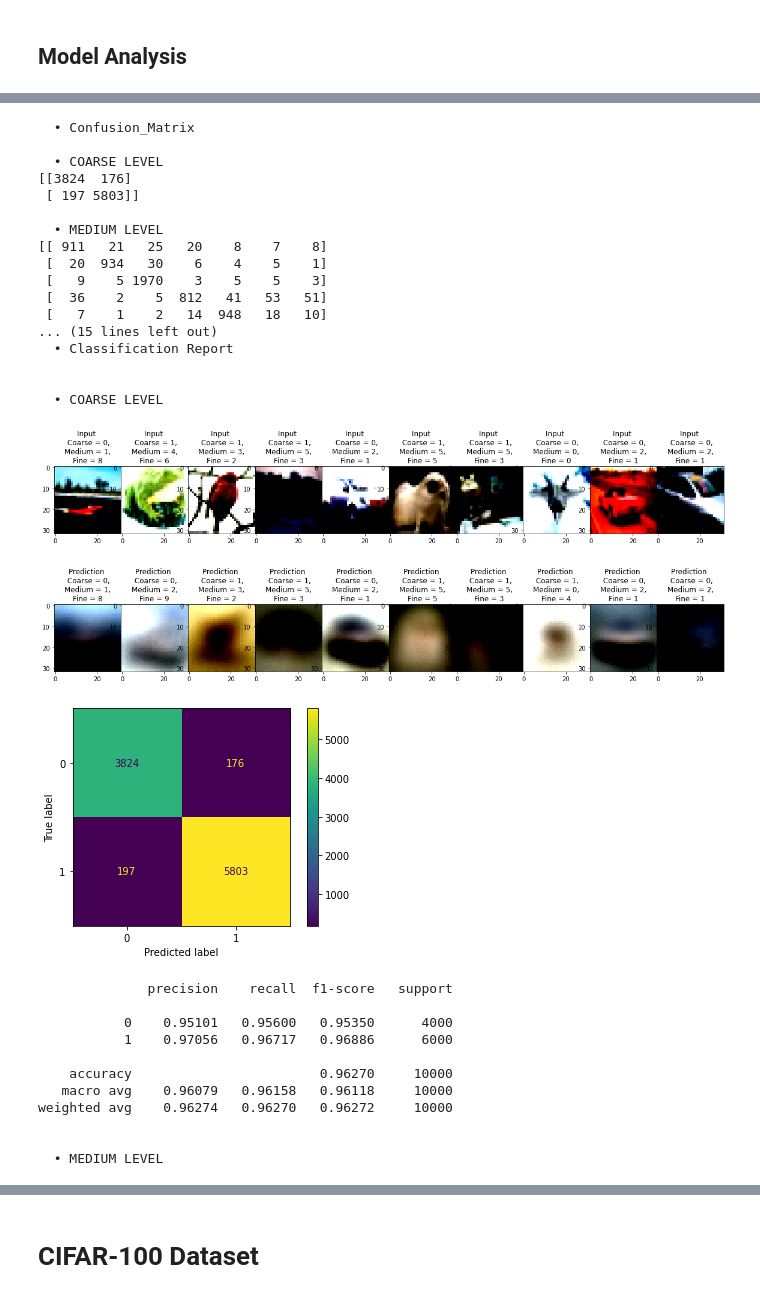
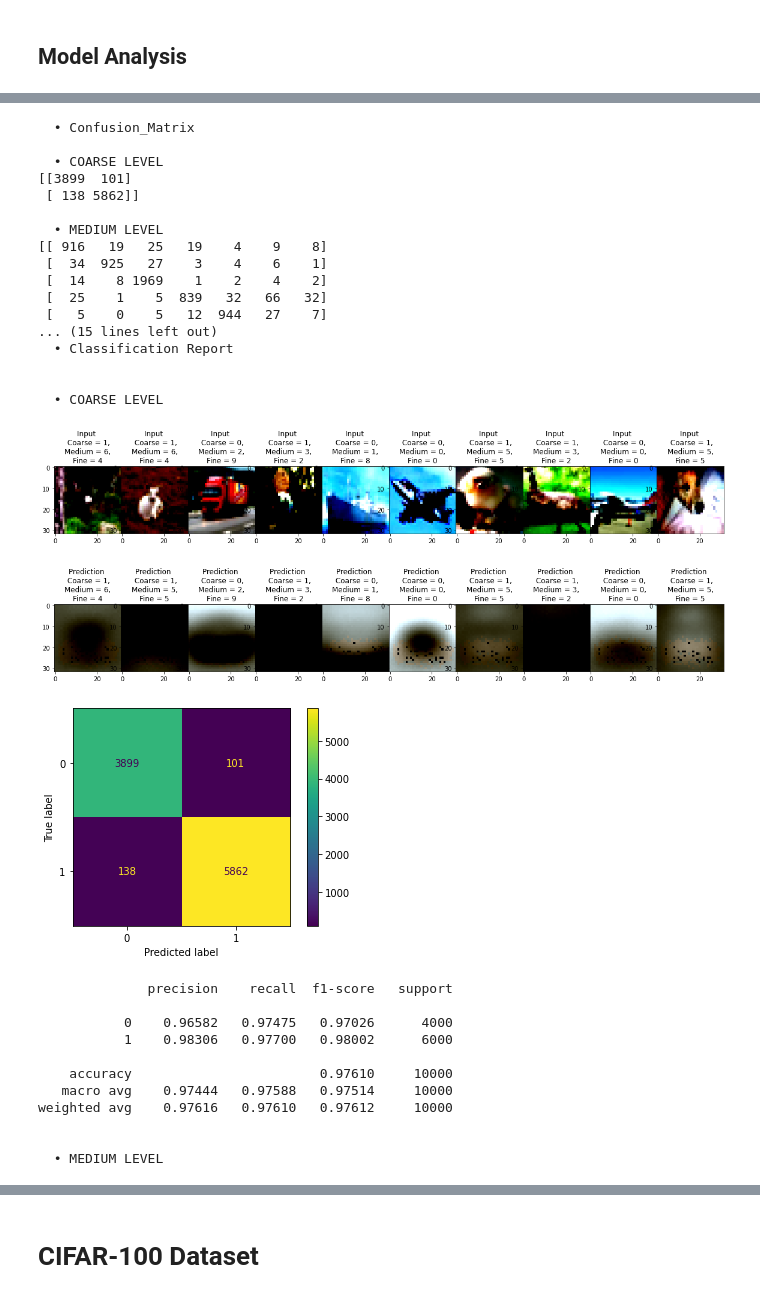
Before and after one commit to tasrif-khondaker/H-CapsNet, a Jupyter notebook: H-CapsNet-Analysis.ipynb, the cells around one changed output, grey strips where cells are left out. Saved outputs shown, nothing was run; the diff lists cells and outputs as text; code cells hidden in the pictures.

Commit message:
H-CapsNet model Analysis
H-CapsNet model updated with model weights

```diff
--- a/H-CapsNet-Analysis.ipynb
+++ b/H-CapsNet-Analysis.ipynb
@@ -153,7 +153,7 @@ lossweight = {'coarse_lw' : K.variable(value = initial_lw['coarse'], dtype="floa
              }
 
 def get_compiled_model():
-    model = MLmodel.MNIST_HCapsNet(input_shape,
+    model = MLmodel.HCapsNet_2_Level_MNIST(input_shape,
                                    coarse_class, fine_class)
     model.compile(optimizer='adam',
                   loss=[model_params["class_loss"],
@@ -336,7 +336,7 @@ lossweight = {'coarse_lw' : K.variable(value = initial_lw['coarse'], dtype="floa
              }
 
 def get_compiled_model():
-    model = MLmodel.EMNIST_HCapsNet(input_shape,
+    model = MLmodel.HCapsNet_2_Level_EMNIST_test(input_shape,
                                    coarse_class, fine_class)
     model.compile(optimizer='adam',
                   loss=[model_params["class_loss"],
@@ -522,7 +527,7 @@ lossweight = {'coarse_lw' : K.variable(value = initial_lw['coarse'], dtype="floa
              }
 
 def get_compiled_model():
-    model = MLmodel.FNIST_HCapsNet(input_shape,
+    model = MLmodel.HCapsNet_3_Level_FMNIST_test(input_shape,
                                      coarse_class, medium_class, fine_class)
     model.compile(optimizer='adam',
                   loss=[model_params["class_loss"],
@@ -758,7 +760,7 @@ lossweight = {'coarse_lw' : K.variable(value = initial_lw['coarse'], dtype="floa
              }
 
 def get_compiled_model():
-    model = MLmodel.CIFAR10_HCapsNet(input_shape,
+    model = MLmodel.HCapsNet_3_Level_test(input_shape,
                                      coarse_class, medium_class, fine_class)
     model.compile(optimizer='adam',
                   loss=[model_params["class_loss"],
@@ -810,11 +812,16 @@ model.load_weights(directory+'/trained_model.h5')
 # %% [markdown]
 ## Model Analysis
 # %%
-model_analysis = MLmodel.model_analysis(model, dataset)
+results = model.evaluate(dataset['x_test'],
+                         [dataset['y_test_coarse'],dataset['y_test_medium'],dataset['y_test_fine'],dataset['x_test']],
+                         verbose=1)
+predictions = model.predict(dataset['x_test'],verbose=1)
 
-results = model_analysis.evaluate()
-
-predictions = model_analysis.prediction()
+MLmodel.plot_sample_image(predictions,
+                  x_input = dataset['x_test'],
+                  y_labels = {'coarse':dataset['y_test_coarse'],
+                              'medium':dataset['y_test_medium'],
+                              'fine':dataset['y_test_fine']})
 
 true_label = [dataset['y_test_coarse'],dataset['y_test_medium'],dataset['y_test_fine']]
 pred_label = [predictions[0],predictions[1],predictions[2]]
@@ -843,51 +842,51 @@ print('\nHierarchical Precision =',h_measurements[0],
 Clipping input data to the valid range for imshow with RGB data ([0..1] for floats or [0..255] for integers).
 Clipping input data to the valid range for imshow with RGB data ([0..1] for floats or [0..255] for integers).
 Clipping input data to the valid range for imshow with RGB data ([0..1] for floats or [0..255] for integers).
 Clipping input data to the valid range for imshow with RGB data ([0..1] for floats or [0..255] for integers).
 Clipping input data to the valid range for imshow with RGB data ([0..1] for floats or [0..255] for integers).
 Clipping input data to the valid range for imshow with RGB data ([0..1] for floats or [0..255] for integers).
 Clipping input data to the valid range for imshow with RGB data ([0..1] for floats or [0..255] for integers).
 Clipping input data to the valid range for imshow with RGB data ([0..1] for floats or [0..255] for integers).
 Clipping input data to the valid range for imshow with RGB data ([0..1] for floats or [0..255] for integers).
 Clipping input data to the valid range for imshow with RGB data ([0..1] for floats or [0..255] for integers).
 Clipping input data to the valid range for imshow with RGB data ([0..1] for floats or [0..255] for integers).
 Clipping input data to the valid range for imshow with RGB data ([0..1] for floats or [0..255] for integers).
 Clipping input data to the valid range for imshow with RGB data ([0..1] for floats or [0..255] for integers).
 Clipping input data to the valid range for imshow with RGB data ([0..1] for floats or [0..255] for integers).
 Clipping input data to the valid range for imshow with RGB data ([0..1] for floats or [0..255] for integers).
 Clipping input data to the valid range for imshow with RGB data ([0..1] for floats or [0..255] for integers).
 Clipping input data to the valid range for imshow with RGB data ([0..1] for floats or [0..255] for integers).
 Clipping input data to the valid range for imshow with RGB data ([0..1] for floats or [0..255] for integers).
 Clipping input data to the valid range for imshow with RGB data ([0..1] for floats or [0..255] for integers).
 Clipping input data to the valid range for imshow with RGB data ([0..1] for floats or [0..255] for integers).
   • Confusion_Matrix
 
   • COARSE LEVEL
-[[3824  176]
- [ 197 5803]]
+[[3899  101]
+ [ 138 5862]]
 
   • MEDIUM LEVEL
-[[ 911   21   25   20    8    7    8]
- [  20  934   30    6    4    5    1]
- [   9    5 1970    3    5    5    3]
- [  36    2    5  812   41   53   51]
- [   7    1    2   14  948   18   10]
+[[ 916   19   25   19    4    9    8]
+ [  34  925   27    3    4    6    1]
+ [  14    8 1969    1    2    4    2]
+ [  25    1    5  839   32   66   32]
+ [   5    0    5   12  944   27    7]
 ... (15 lines left out)
   • Classification Report
 
 
   • COARSE LEVEL
-[figure, old version]
+[figure, new version]
-[figure, old version]
+[figure, new version]
 [figure]
               precision    recall  f1-score   support
 
-           0    0.95101   0.95600   0.95350      4000
-           1    0.97056   0.96717   0.96886      6000
+           0    0.96582   0.97475   0.97026      4000
+           1    0.98306   0.97700   0.98002      6000
 
-    accuracy                        0.96270     10000
-   macro avg    0.96079   0.96158   0.96118     10000
-weighted avg    0.96274   0.96270   0.96272     10000
+    accuracy                        0.97610     10000
+   macro avg    0.97444   0.97588   0.97514     10000
+weighted avg    0.97616   0.97610   0.97612     10000
 
 
   • MEDIUM LEVEL
```
Also changed, not shown: parts of 42 cells of this notebook, 36 other files.
